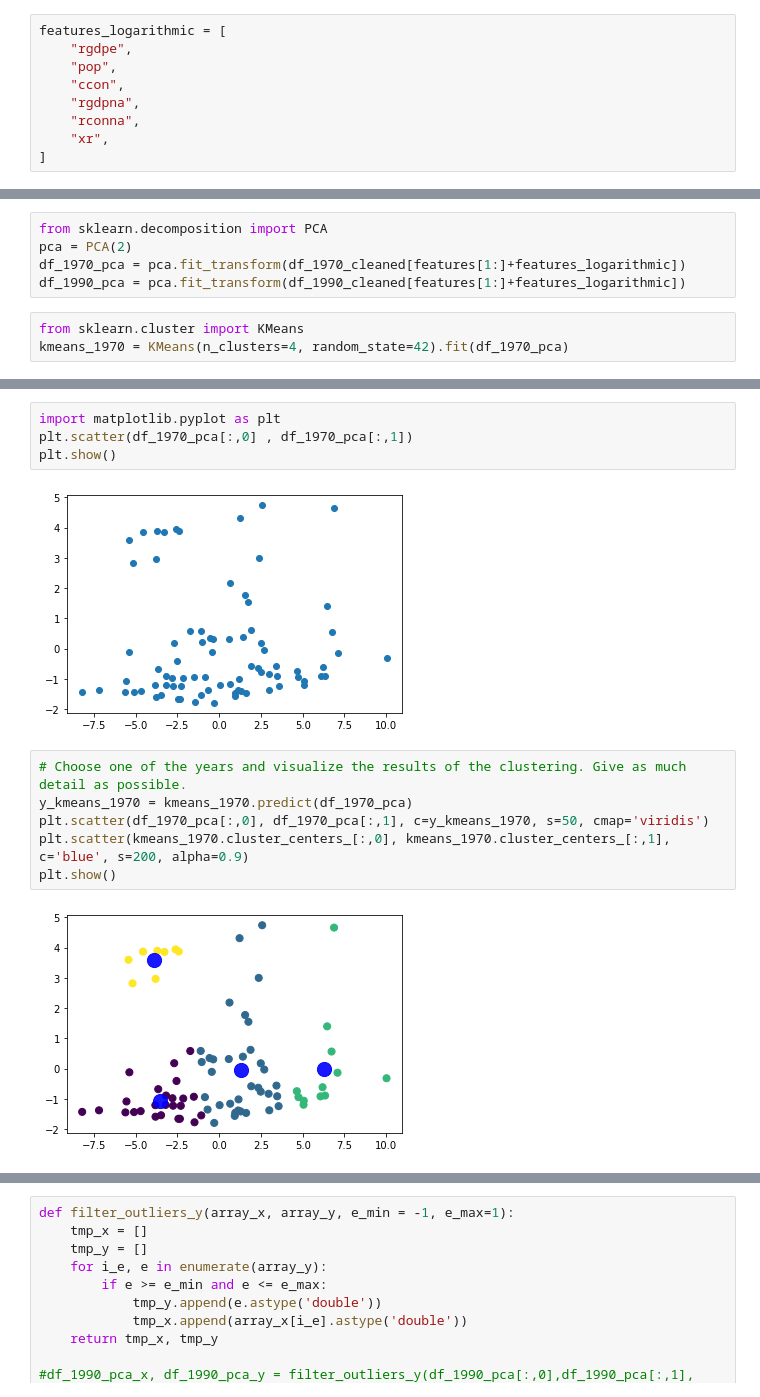
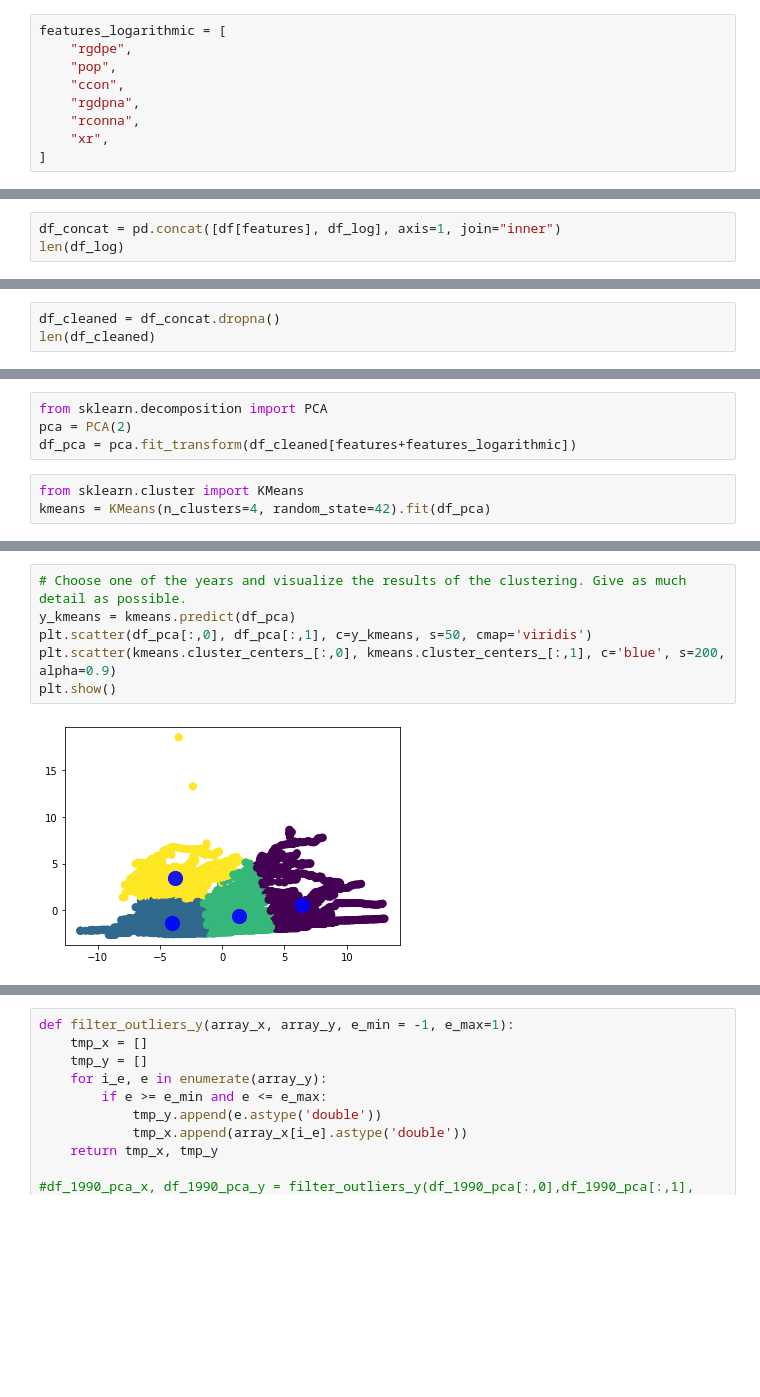
Before and after one commit to RomainClaret/msc.ml.labs, a Jupyter notebook: lab7/lab_07.ipynb, the cells around one changed output, grey strips where cells are left out. Cells and saved outputs as stored; diff of their text form; blank space fills up the shorter version.

```diff
--- a/lab7/lab_07.ipynb
+++ b/lab7/lab_07.ipynb
@@ -171,0 +180,3 @@ len(df_1970_cleaned)
+# %%
+df_concat = pd.concat([df[features], df_log], axis=1, join="inner")
+len(df_log)
@@ -171,0 +185,3 @@ len(df_1970_cleaned)
+# %%
+df_cleaned = df_concat.dropna()
+len(df_cleaned)
@@ -180,8 +196,7 @@ len(df_1970_normalized)
 # %%
 from sklearn.decomposition import PCA
 pca = PCA(2)
-df_1970_pca = pca.fit_transform(df_1970_cleaned[features[1:]+features_logarithmic])
-df_1990_pca = pca.fit_transform(df_1990_cleaned[features[1:]+features_logarithmic])
+df_pca = pca.fit_transform(df_cleaned[features+features_logarithmic])
 # %%
 from sklearn.cluster import KMeans
-kmeans_1970 = KMeans(n_clusters=4, random_state=42).fit(df_1970_pca)
+kmeans = KMeans(n_clusters=4, random_state=42).fit(df_pca)
@@ -200,14 +209,8 @@ plt.show()
-# %%
-import matplotlib.pyplot as plt
-plt.scatter(df_1970_pca[:,0] , df_1970_pca[:,1])
-plt.show()
-# %% [output]
-[figure, removed]
 # %%
 # Choose one of the years and visualize the results of the clustering. Give as much detail as possible.
-y_kmeans_1970 = kmeans_1970.predict(df_1970_pca)
-plt.scatter(df_1970_pca[:,0], df_1970_pca[:,1], c=y_kmeans_1970, s=50, cmap='viridis')
-plt.scatter(kmeans_1970.cluster_centers_[:,0], kmeans_1970.cluster_centers_[:,1], c='blue', s=200, alpha=0.9)
+y_kmeans = kmeans.predict(df_pca)
+plt.scatter(df_pca[:,0], df_pca[:,1], c=y_kmeans, s=50, cmap='viridis')
+plt.scatter(kmeans.cluster_centers_[:,0], kmeans.cluster_centers_[:,1], c='blue', s=200, alpha=0.9)
 plt.show()
 # %% [output]
-[figure, old version]
+[figure, new version]
```
Also changed, not shown: parts of 23 cells of this notebook.
